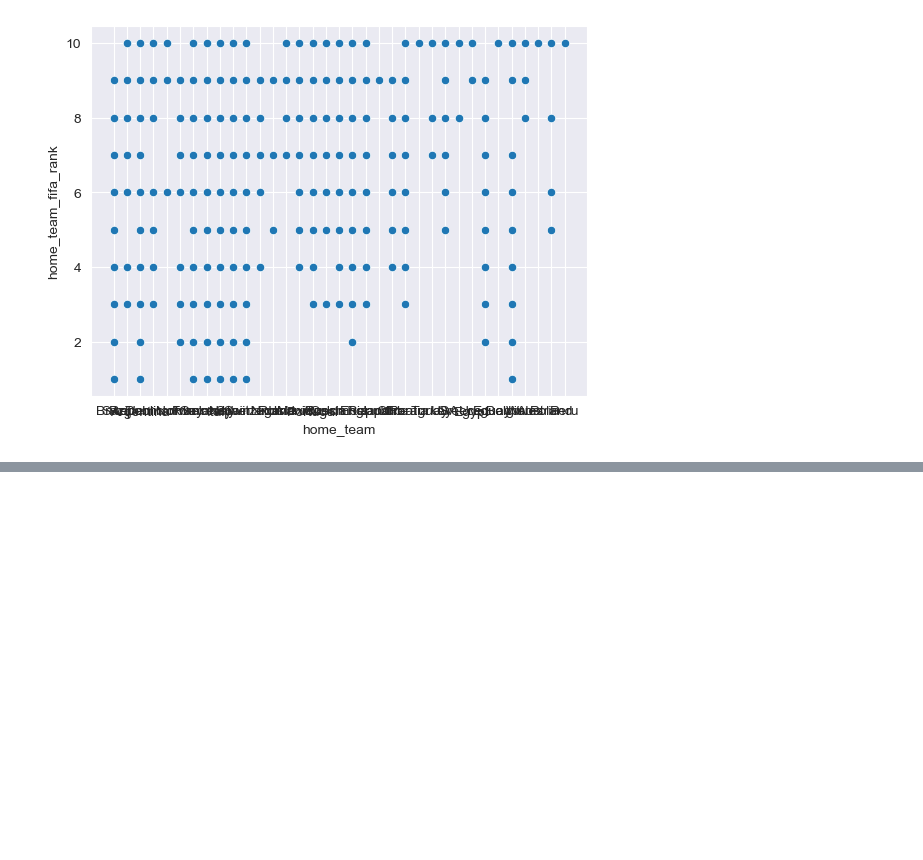
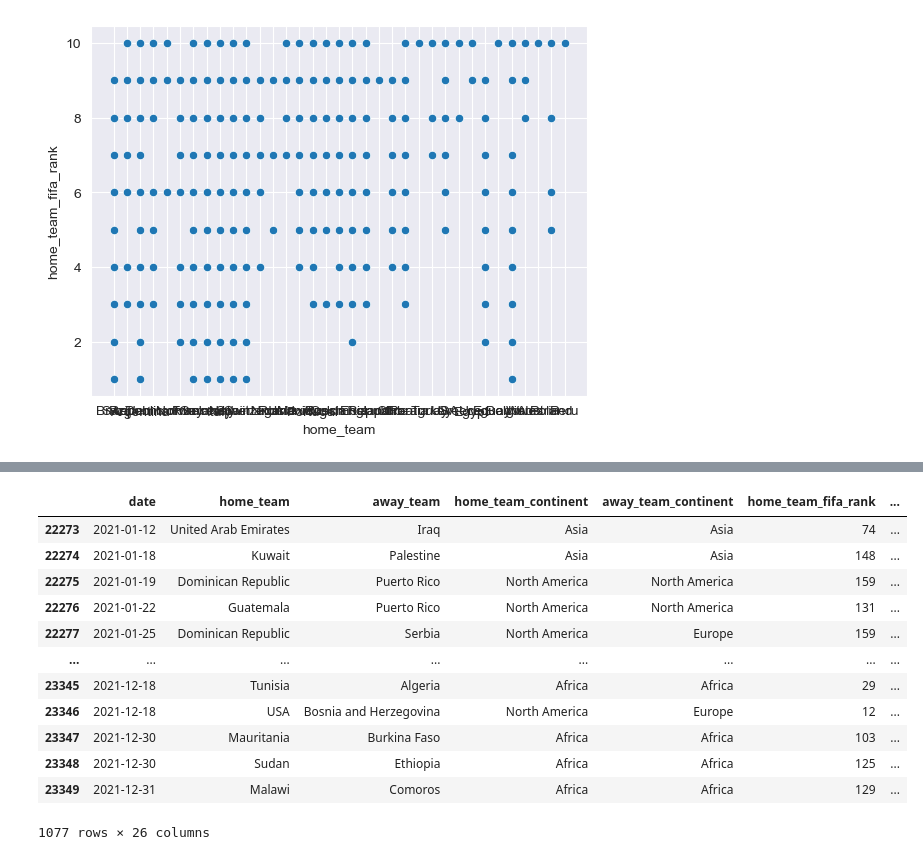
Before and after one commit to ZacharyHurt89/DataDivers_Group_Repo, a Jupyter notebook: In_Work_ZH/initial_data_pull.ipynb, the cells around one changed output, grey strips where cells are left out. Cells and saved outputs as stored; diff of their text form; code cells hidden in the pictures; blank space fills up the shorter version.

```diff
--- a/In_Work_ZH/initial_data_pull.ipynb
+++ b/In_Work_ZH/initial_data_pull.ipynb
@@ -273,0 +320,18 @@ sns.scatterplot(x=top_ten_home_teams_by_rank['home_team'], y=top_ten_home_teams_
+# %%
+year = 2021
+fifa_2021_df = fifa_df[fifa_df['year'] == year]
+fifa_2021_df
+# %% [output]
+|  | date | home_team | away_team | home_team_continent | away_team_continent | home_team_fifa_rank | ... |
+| 22273 | 2021-01-12 | United Arab Emirates | Iraq | Asia | Asia | 74 | ... |
+| 22274 | 2021-01-18 | Kuwait | Palestine | Asia | Asia | 148 | ... |
+| 22275 | 2021-01-19 | Dominican Republic | Puerto Rico | North America | North America | 159 | ... |
+| 22276 | 2021-01-22 | Guatemala | Puerto Rico | North America | North America | 131 | ... |
+| 22277 | 2021-01-25 | Dominican Republic | Serbia | North America | Europe | 159 | ... |
+| ... | ... | ... | ... | ... | ... | ... | ... |
+| 23345 | 2021-12-18 | Tunisia | Algeria | Africa | Africa | 29 | ... |
+| 23346 | 2021-12-18 | USA | Bosnia and Herzegovina | North America | Europe | 12 | ... |
+| 23347 | 2021-12-30 | Mauritania | Burkina Faso | Africa | Africa | 103 | ... |
+| 23348 | 2021-12-30 | Sudan | Ethiopia | Africa | Africa | 125 | ... |
+| 23349 | 2021-12-31 | Malawi | Comoros | Africa | Africa | 129 | ... |
+1077 rows × 26 columns
```
Also changed, not shown: parts of 9 cells of this notebook.
